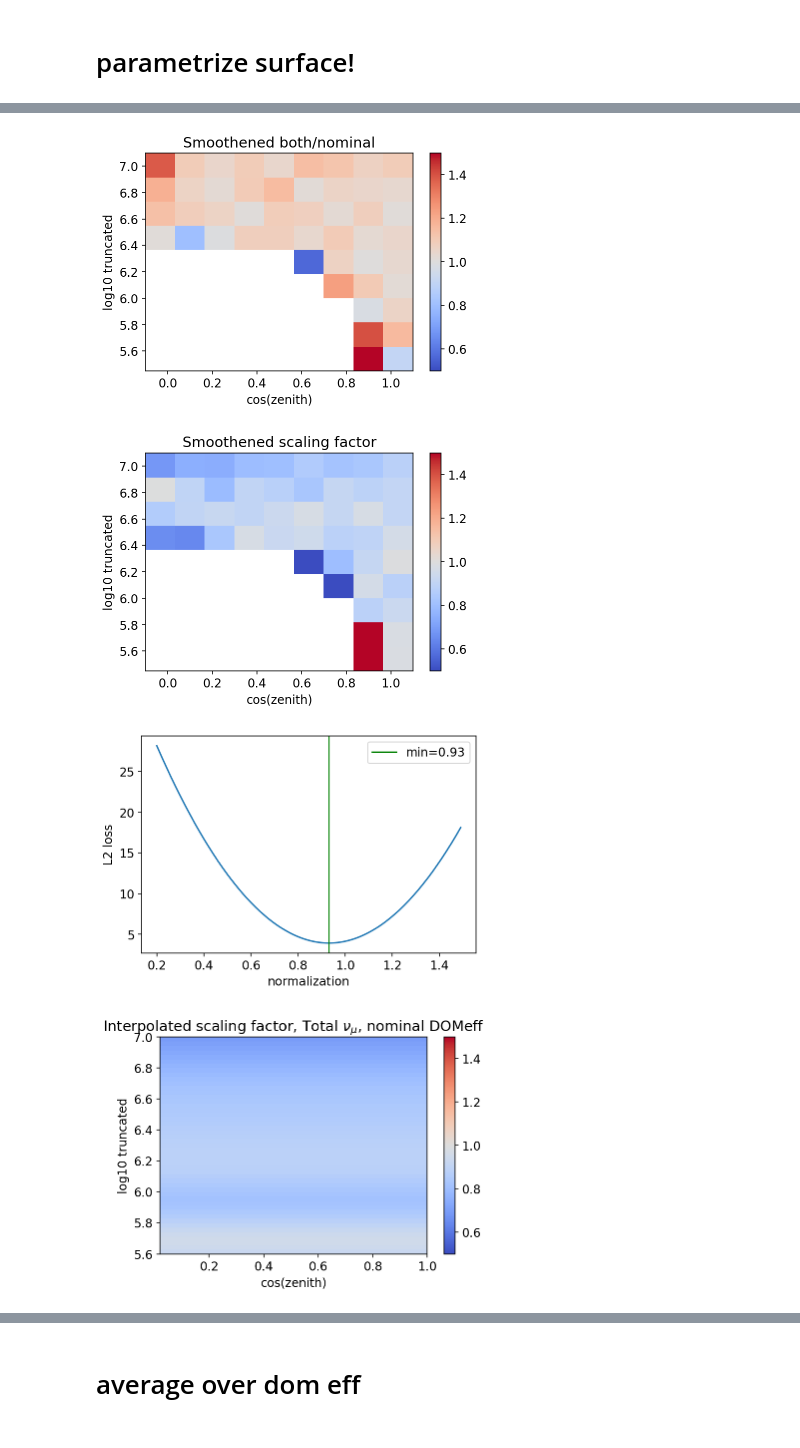
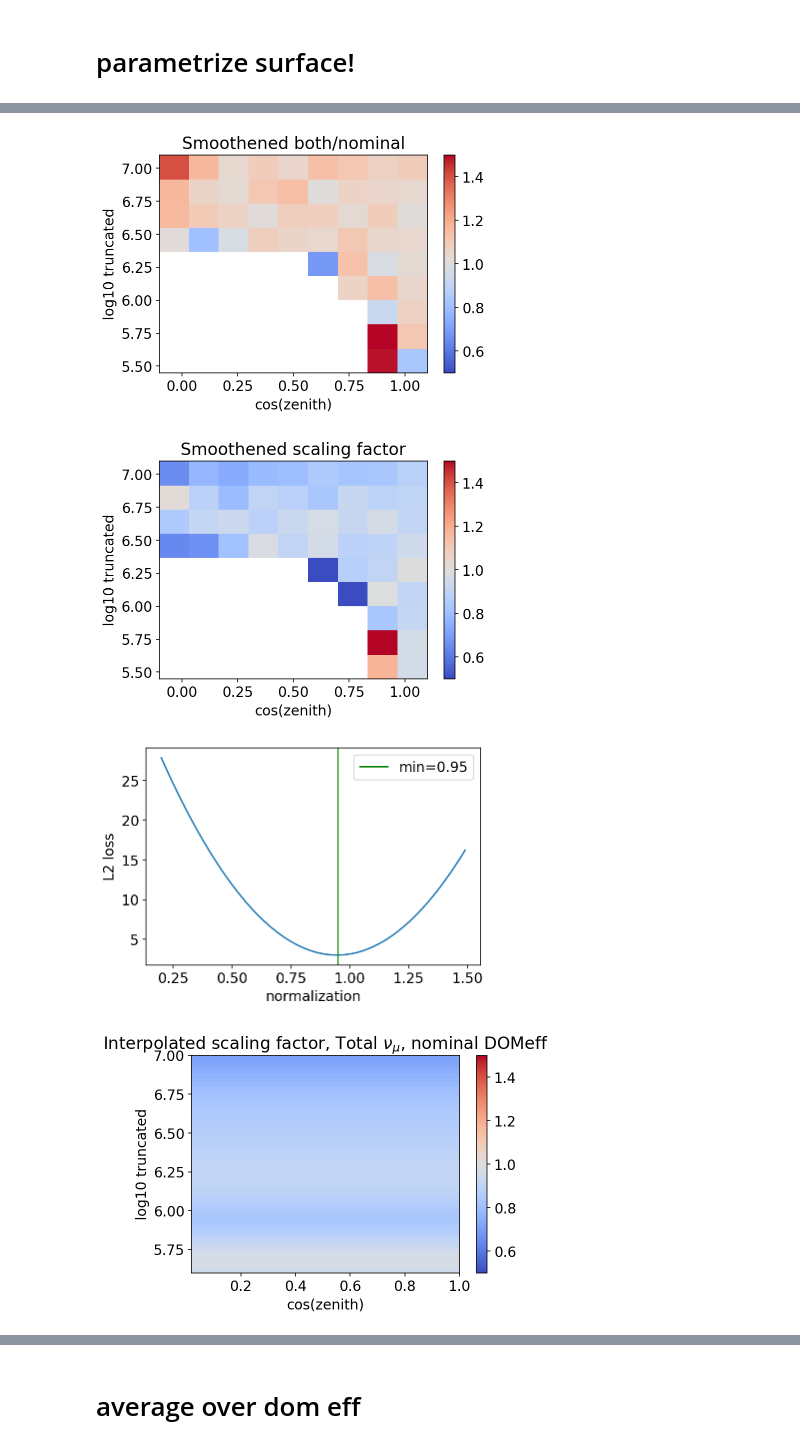
Before and after one commit to Leotrinos/IceCube-PeV-cutoff-analysis-jupyter-notebooks, a Jupyter notebook: ana-sys-2-2-ice-absorption-scattering-nugen.ipynb, the cells around one changed output, grey strips where cells are left out. Saved outputs shown, nothing was run; the diff lists cells and outputs as text; code cells hidden in the pictures.

```diff
--- a/ana-sys-2-2-ice-absorption-scattering-nugen.ipynb
+++ b/ana-sys-2-2-ice-absorption-scattering-nugen.ipynb
@@ -559,7 +559,7 @@ def comparison(var,weight,bins,varname,title):
     ax2.yaxis.set_minor_locator(ticker.MultipleLocator(0.1))
 
     # do spline
-    inter = ci.interpolate.interp1d(b, f_scaling, kind='cubic')
+    inter = ci.interpolate.interp1d(b, f_scaling, kind='cubic',bounds_error=False,fill_value='extrapolate')
     t = np.arange(np.min(bins)+0.1,np.max(bins)-0.1,0.01)
     plt.plot(t, inter(t),label='spline',color='green')
 
@@ -731,20 +731,20 @@ def parametrize(zenith,energy,weight,bins,varname,title):
     return interp_energy, best_norm
 # %%
 interp_energy_dom_nominal, best_norm_dom_nominal = parametrize([np.cos(merged_nominal_11883_zenith),
-            np.cos(merged_abs_nominal_11883_zenith),
-            np.cos(merged_scat_nominal_11883_zenith),
-            np.cos(merged_both_nominal_11883_zenith),
+            np.cos(merged_abs_DOM_nominal_11883_zenith),
+            np.cos(merged_scat_DOM_nominal_11883_zenith),
+            np.cos(merged_both_DOM_nominal_11883_zenith),
 
            ],
            [np.log10(merged_nominal_11883_energy),
-            np.log10(merged_abs_nominal_11883_energy),
-            np.log10(merged_scat_nominal_11883_energy),
-            np.log10(merged_both_nominal_11883_energy),
+            np.log10(merged_abs_DOM_nominal_11883_energy),
+            np.log10(merged_scat_DOM_nominal_11883_energy),
+            np.log10(merged_both_DOM_nominal_11883_energy),
            ],
            [merged_nominal_11883_weight,
-            merged_abs_nominal_11883_weight,
-            merged_scat_nominal_11883_weight,
-            merged_both_nominal_11883_weight,
+            merged_abs_DOM_nominal_11883_weight,
+            merged_scat_DOM_nominal_11883_weight,
+            merged_both_DOM_nominal_11883_weight,
            ],
             [np.linspace(-0.1,1.1,10),
             np.linspace(5.45,7.1,10)
@@ -762,6 +762,6 @@ interp_energy_dom_nominal, best_norm_dom_nominal = parametrize([np.cos(merged_no
-[figure, old version]
+[figure, new version]
-[figure, old version]
+[figure, new version]
-[figure, old version]
+[figure, new version]
-[figure, old version]
+[figure, new version]
 # %%
 interp_energy_dom_up, best_norm_dom_up = parametrize([np.cos(merged_up_11883_zenith),
```
Also changed, not shown: parts of 24 cells of this notebook, 20 other files.
